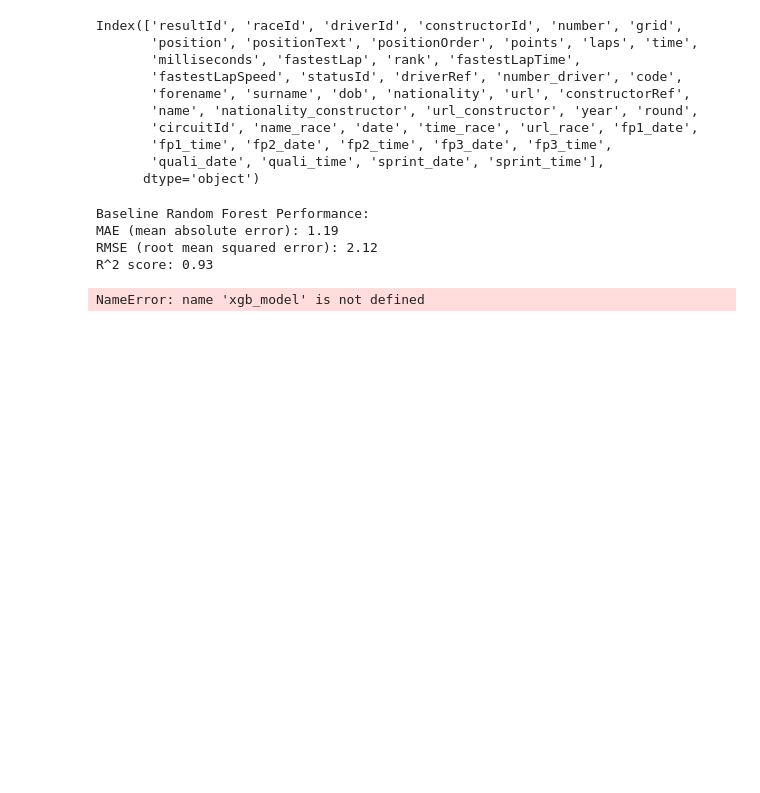
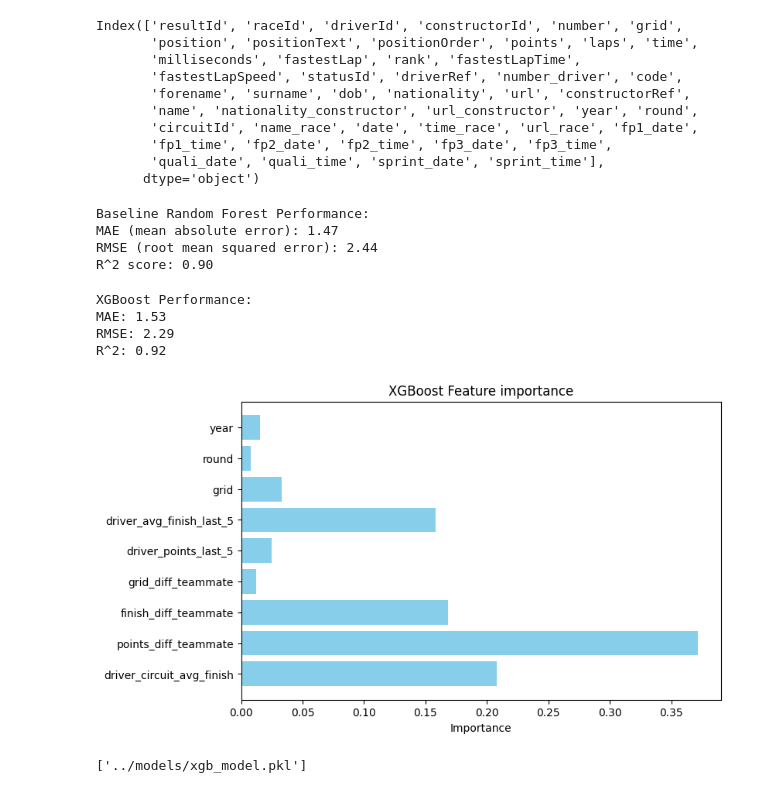
Before and after one commit to Dill-Pickle09/F1MLmodel, a Jupyter notebook: notebooks/Basic_Model.ipynb, the cells around one changed output. Cells and saved outputs as stored; diff of their text form; code cells hidden in the pictures; blank space fills up the shorter version.

Commit message:
Updated XGBoost Model
Brought Back XGboost model

```diff
--- a/notebooks/Basic_Model.ipynb
+++ b/notebooks/Basic_Model.ipynb
@@ -113,9 +113,6 @@ features = df_basic[[
     'year',
     'round',
     'grid',
-    'driver_encoded',
-    'constructor_encoded',
-    'circuit_encoded',
     'driver_avg_finish_last_5',
     'driver_points_last_5',
     'grid_diff_teammate',
@@ -143,6 +140,7 @@ import numpy as np
 
 rf_model = RandomForestRegressor(
     n_estimators=100,
+    max_depth=12,
     random_state=42,
     n_jobs=-1
 )
@@ -161,13 +159,12 @@ print(f"RMSE (root mean squared error): {rmse:.2f}")
 print(f"R^2 score: {r2:.2f}")
 # %% [output]
 Baseline Random Forest Performance:
-MAE (mean absolute error): 1.19
-RMSE (root mean squared error): 2.12
-R^2 score: 0.93
+MAE (mean absolute error): 1.47
+RMSE (root mean squared error): 2.44
+R^2 score: 0.90
 # %%
 #XGBoost regressor
 
-'''
 from xgboost import XGBRegressor
 from sklearn.metrics import mean_absolute_error, mean_squared_error, r2_score
 import numpy as np
@@ -193,22 +190,30 @@ print(f"XGBoost Performance:")
 print(f"MAE: {mae:.2f}")
 print(f"RMSE: {rmse:.2f}")
 print(f"R^2: {r2:.2f}")
-'''
+# %% [output]
+XGBoost Performance:
+MAE: 1.53
+RMSE: 2.29
+R^2: 0.92
 # %%
-'''
+
 
 import matplotlib.pyplot as plt
 
 importances = xgb_model.feature_importances_
 
-feature_names = ['year', 'round', 'grid', 'driver_encoded', 'constructor_encoded', 'circuit_encoded', 'driver_avg_finish_last_5', 'driver_points_last_5','grid_diff_teammate', 'finish_diff_teammate', 'points_diff_teammate', 'driver_circuit_avg_finish' ]
+feature_names = ['year', 'round', 'grid', 'driver_avg_finish_last_5', 'driver_points_last_5','grid_diff_teammate', 'finish_diff_teammate', 'points_diff_teammate', 'driver_circuit_avg_finish' ]
 
 plt.figure(figsize=(8,5))
 plt.barh(feature_names, importances, color='skyblue')
 plt.xlabel("Importance")
 plt.title("XGBoost Feature importance")
 plt.gca().invert_yaxis()
 plt.show()
-'''
 # %% [output]
-NameError: name 'xgb_model' is not defined
+[figure, added]
+# %%
+import joblib
+joblib.dump(xgb_model, "../models/xgb_model.pkl")
+# %% [output]
+['../models/xgb_model.pkl']
```
